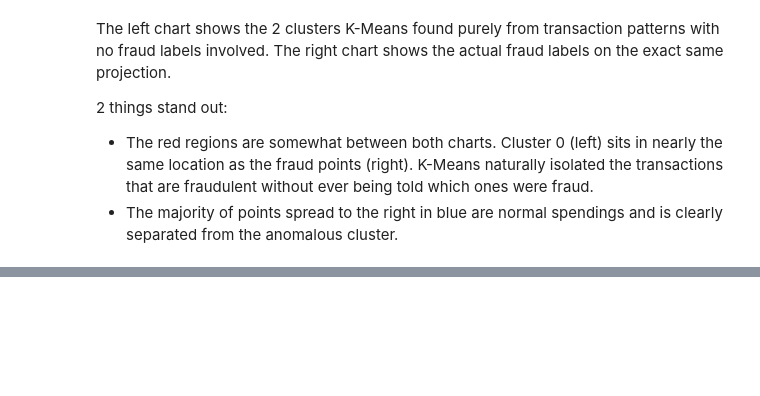
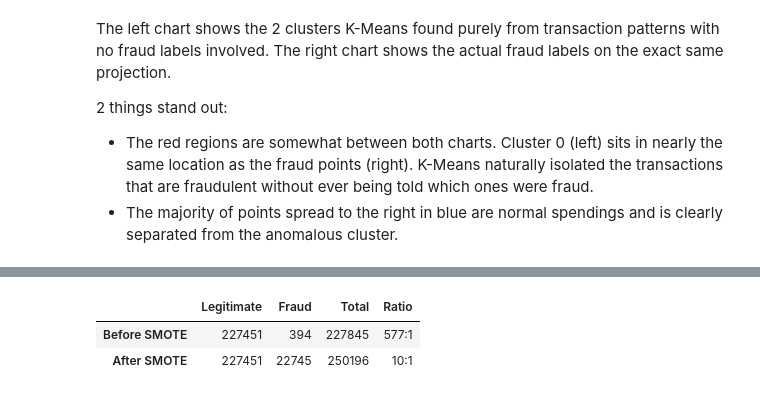
Before and after one commit to ShawarmaOnGit/ML-Assessment, a Jupyter notebook: credit_card_fraud_detection.ipynb, the cells around one changed output, grey strips where cells are left out. Saved outputs shown, nothing was run; the diff lists cells and outputs as text; code cells hidden in the pictures; blank space fills up the shorter version.

Commit message:
feat: Finish SMOTE evaluation

```diff
--- a/credit_card_fraud_detection.ipynb
+++ b/credit_card_fraud_detection.ipynb
@@ -454,0 +465,22 @@ The left chart shows the 2 clusters K-Means found purely from transaction patter
+# %%
+from imblearn.over_sampling import SMOTE
+from collections import Counter
+
+before = Counter(y_train)
+smote  = SMOTE(sampling_strategy=0.1, random_state=99)
+X_train_sm, y_train_sm = smote.fit_resample(X_train, y_train)
+after  = Counter(y_train_sm)
+after_ratio = after[0] // after[1]
+
+smote_summary = pd.DataFrame({
+    'Legitimate': [before[0], after[0]],
+    'Fraud': [before[1], after[1]],
+    'Total': [before[0] + before[1], after[0] + after[1]],
+    'Ratio': [f"{before[0]//before[1]}:1", f"{after_ratio}:1"],
+}, index=['Before SMOTE', 'After SMOTE'])
+
+display(smote_summary)
+# %% [output]
+|  | Legitimate | Fraud | Total | Ratio |
+| Before SMOTE | 227451 | 394 | 227845 | 577:1 |
+| After SMOTE | 227451 | 22745 | 250196 | 10:1 |
```
Also changed, not shown: parts of 3 cells of this notebook.
